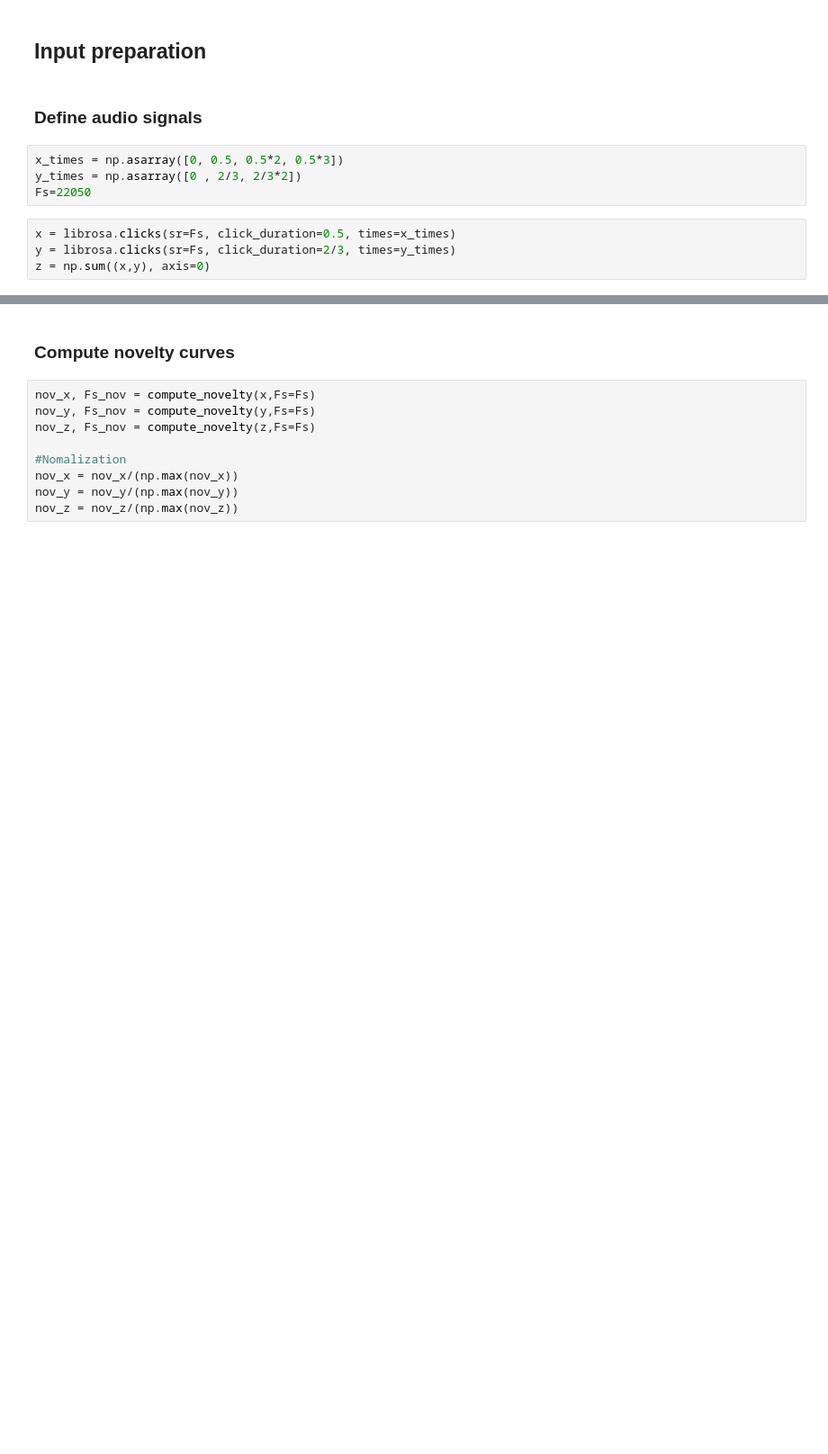
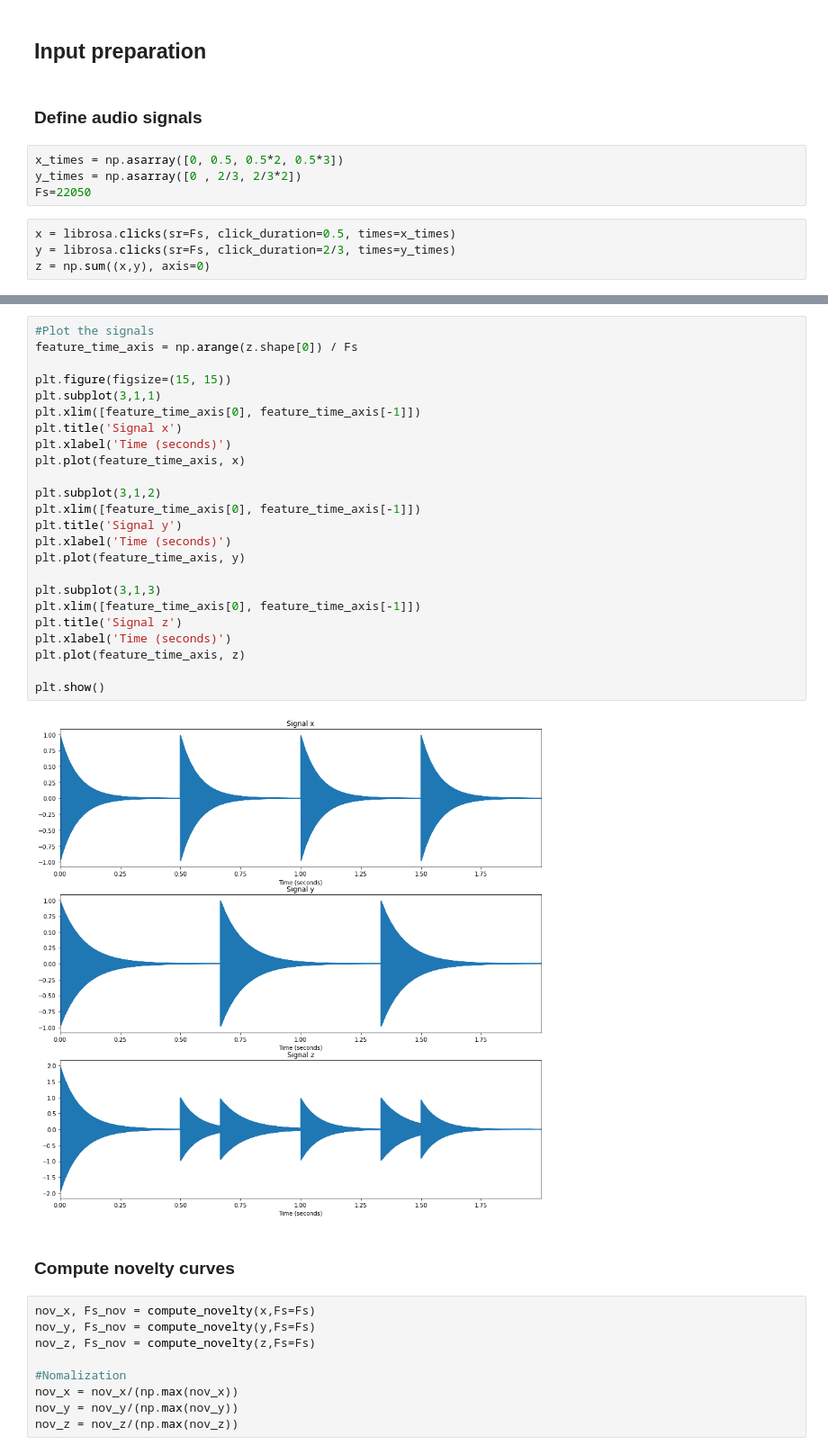
Before and after one commit to magiwanders/BeatBox_Machine, a Jupyter notebook: HomeWork2/HomeworkTemplate.ipynb, the cells around one changed output, grey strips where cells are left out. Shown at 90% size. Cells and saved outputs as stored; diff of their text form; blank space fills up the shorter version.

```diff
--- a/HomeWork2/HomeworkTemplate.ipynb
+++ b/HomeWork2/HomeworkTemplate.ipynb
@@ -127,6 +139,32 @@ ipd.display(ipd.Audio(z, rate=Fs))
 [interactive output not drawn]
 [interactive output not drawn]
 [interactive output not drawn]
+# %%
+#Plot the signals
+feature_time_axis = np.arange(z.shape[0]) / Fs
+
+plt.figure(figsize=(15, 15))
+plt.subplot(3,1,1)
+plt.xlim([feature_time_axis[0], feature_time_axis[-1]])
+plt.title('Signal x')
+plt.xlabel('Time (seconds)')
+plt.plot(feature_time_axis, x)
+
+plt.subplot(3,1,2)
+plt.xlim([feature_time_axis[0], feature_time_axis[-1]])
+plt.title('Signal y')
+plt.xlabel('Time (seconds)')
+plt.plot(feature_time_axis, y)
+
+plt.subplot(3,1,3)
+plt.xlim([feature_time_axis[0], feature_time_axis[-1]])
+plt.title('Signal z')
+plt.xlabel('Time (seconds)')
+plt.plot(feature_time_axis, z)
+
+plt.show()
+# %% [output]
+[figure, added]
 # %% [markdown]
 ### Compute novelty curves
 # %%
```
Also changed, not shown: parts of 23 cells of this notebook, 4 other files.
